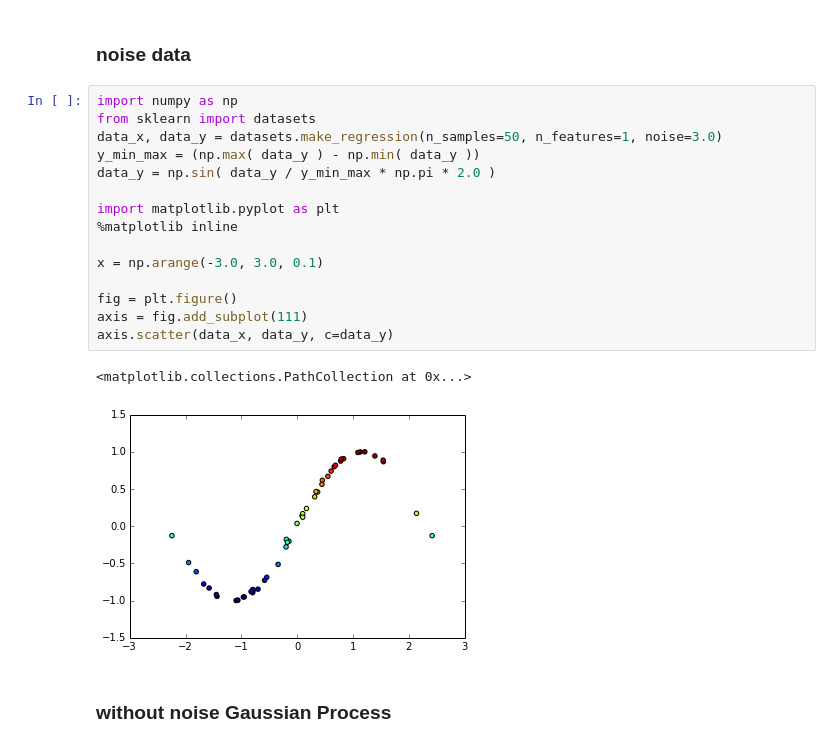
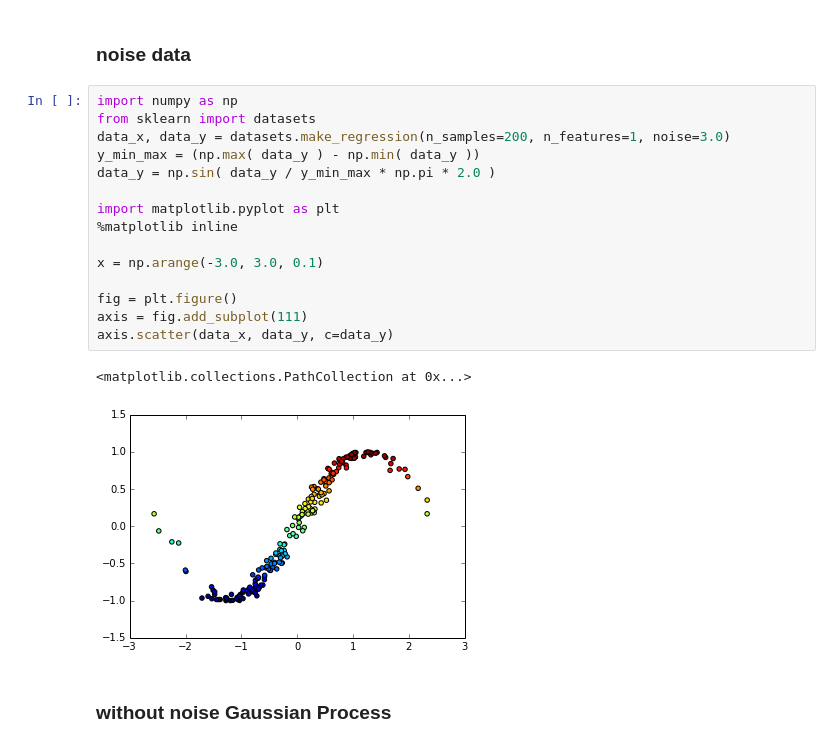
Before and after one commit to arupa-sadhak/machinelearning, a Jupyter notebook: ipython/Gaussian Process.ipynb, the cells around one changed output. Saved outputs shown, nothing was run; the diff lists cells and outputs as text.

```diff
--- a/ipython/Gaussian Process.ipynb
+++ b/ipython/Gaussian Process.ipynb
@@ -143,21 +143,21 @@ axis.scatter(train_x, train_y)
 # %%
 import numpy as np
 from sklearn import datasets
-data_x, data_y = datasets.make_regression(n_samples=50, n_features=1, noise=3.0)
+data_x, data_y = datasets.make_regression(n_samples=200, n_features=1, noise=3.0)
 y_min_max = (np.max( data_y ) - np.min( data_y ))
 data_y = np.sin( data_y / y_min_max * np.pi * 2.0 )
 
 import matplotlib.pyplot as plt
 %matplotlib inline
 
 x = np.arange(-3.0, 3.0, 0.1)
 
 fig = plt.figure()
 axis = fig.add_subplot(111)
 axis.scatter(data_x, data_y, c=data_y)
 # %% [output]
 <matplotlib.collections.PathCollection at 0x...>
-[figure, old version]
+[figure, new version]
 # %% [markdown]
 ### without noise Gaussian Process
 # %%
```
Also changed, not shown: parts of 11 cells of this notebook.
